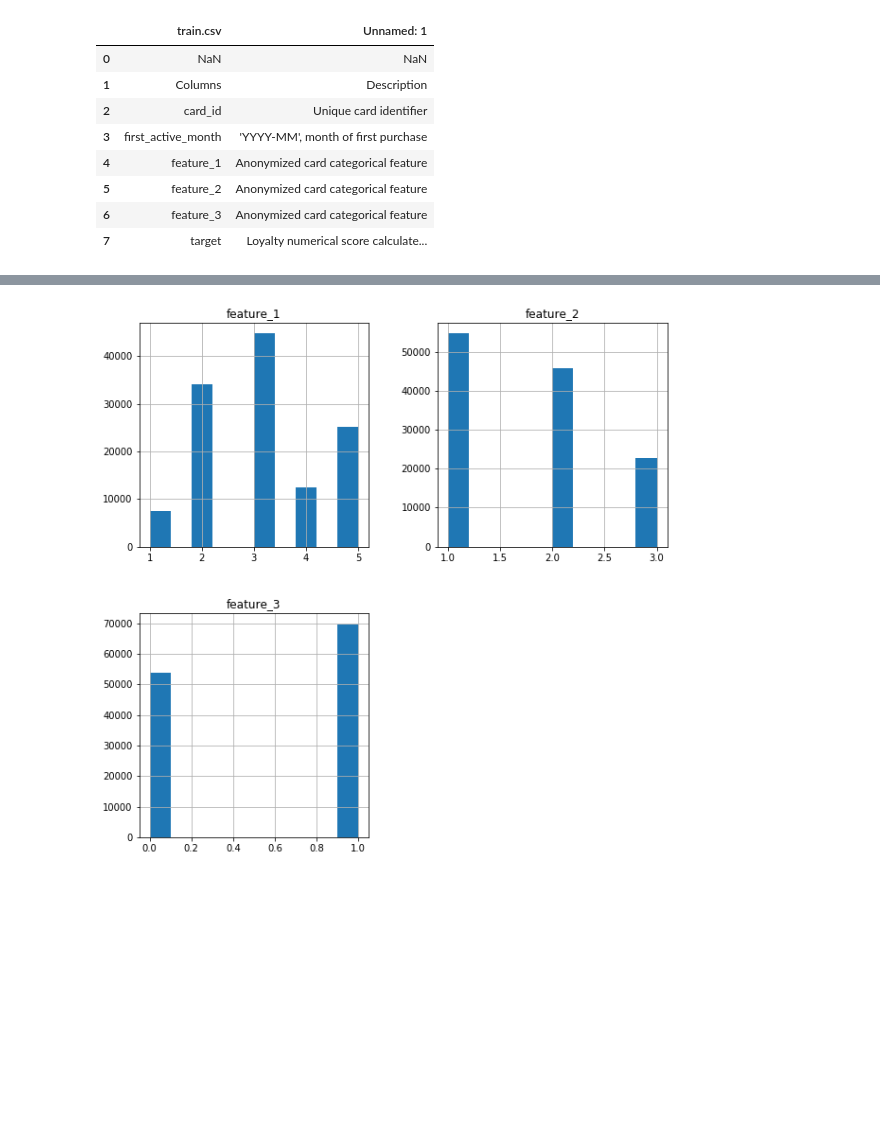
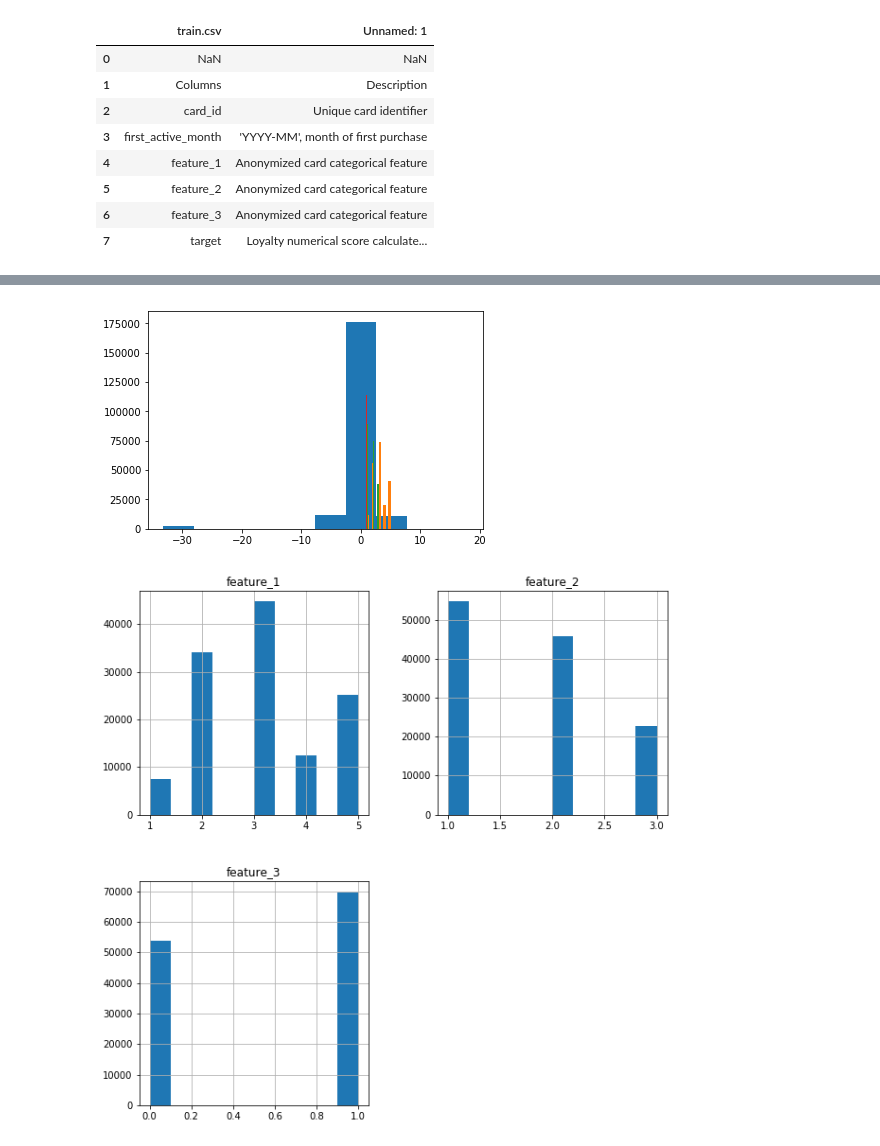
Before and after one commit to hao-sharethis/elo-cee-690, a Jupyter notebook: core/summary-statistics.ipynb, the cells around one changed output, grey strips where cells are left out. Cells and saved outputs as stored; diff of their text form; code cells hidden in the pictures; blank space fills up the shorter version.

```diff
--- a/core/summary-statistics.ipynb
+++ b/core/summary-statistics.ipynb
@@ -125,4 +130,12 @@ plt.show()
 [figure]
+# %%
+plt.subplot(1, 4, 1)
+plt.hist(train['target'])
+plt.hist(train['feature_1'])
+plt.hist(train['feature_2'])
+plt.hist(train['feature_3'])
+# %% [output]
+[figure, added]
 # %%
 test.hist(figsize=(10,10))
 plt.show()
```
Also changed, not shown: parts of 6 cells of this notebook, 4 other files.
